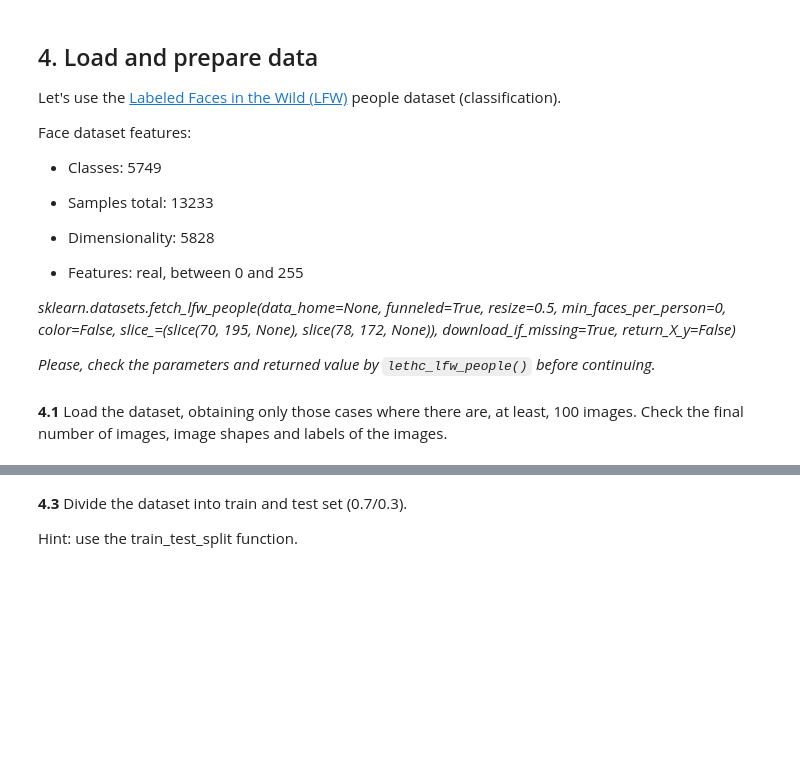
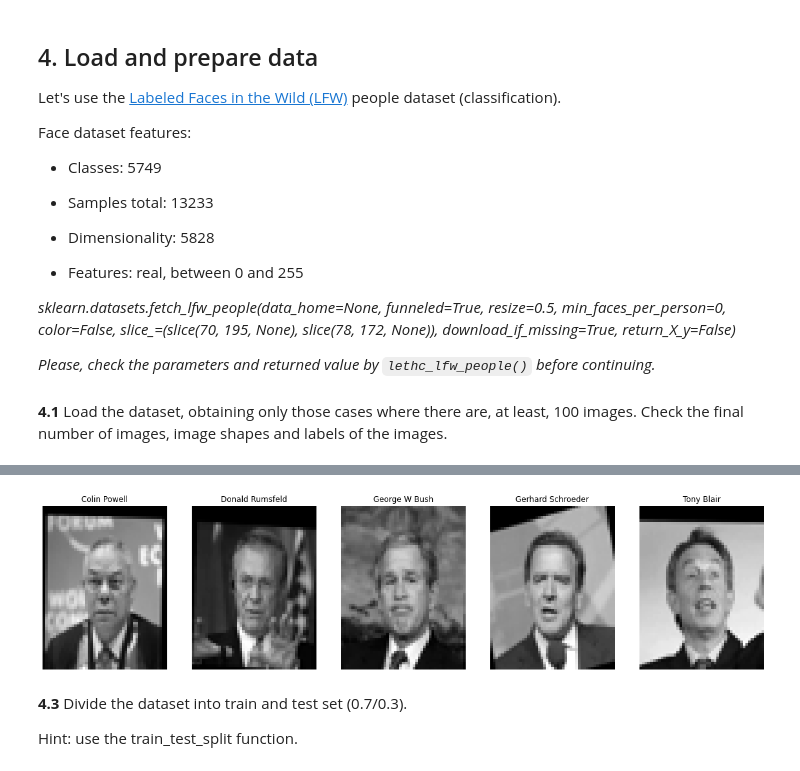
Before and after one commit to Zhipeng139/Computer-Vison_UB_P6, a Jupyter notebook: P6_2022_23.ipynb, the cells around one changed output, grey strips where cells are left out. Drawn from its saved outputs; the diff is of its cells as text; code cells hidden in the pictures; blank space fills up the shorter version.

```diff
--- a/P6_2022_23.ipynb
+++ b/P6_2022_23.ipynb
@@ -455,12 +409,28 @@ Face dataset features:
 **4.1** Load the dataset, obtaining only those cases where there are, at least, 100 images. Check the final number of images, image shapes and labels of the images.
 # %%
 #your solution
+from sklearn.datasets import  fetch_lfw_people
+data_set = fetch_lfw_people(min_faces_per_person=100)
 # %% [markdown]
 **4.2** Plot an image frome each example, with its name as the title of the image.
 
 <img src="notebook_images/example.png" width=500, height=500>
 # %%
 #your solution
+
+fig, axes = plt.subplots(nrows=1, ncols=5, figsize=(20, 6))
+idx = 0
+name = data_set.target_names
+for ax in axes.flatten():
+    mask = (data_set.target == idx)
+    image = data_set.images[mask][0]
+    ax.imshow(image, cmap="gray")
+    ax.axis("off")
+    ax.set_title(name[idx])
+    idx += 1
+plt.show()
+# %% [output]
+[figure, added]
 # %% [markdown]
 **4.3** Divide the dataset into train and test set (0.7/0.3).
 
```
Also changed, not shown: parts of 22 cells of this notebook.
